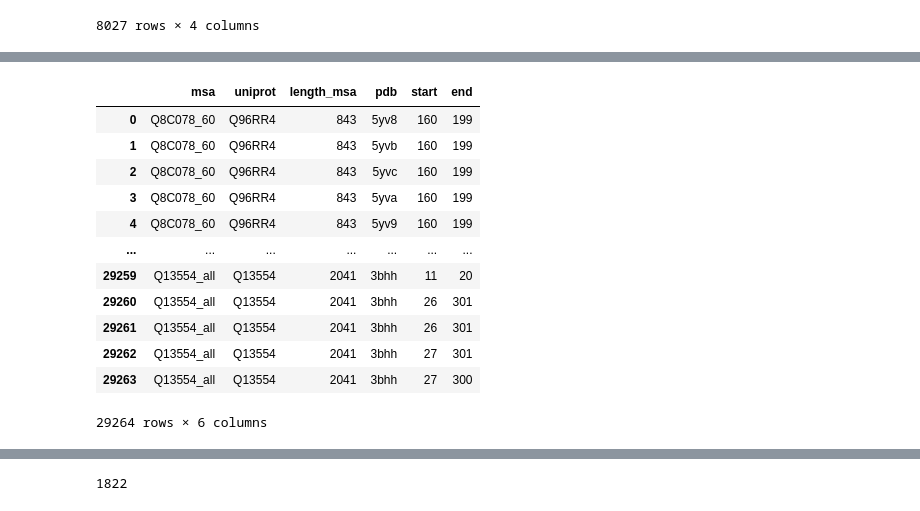
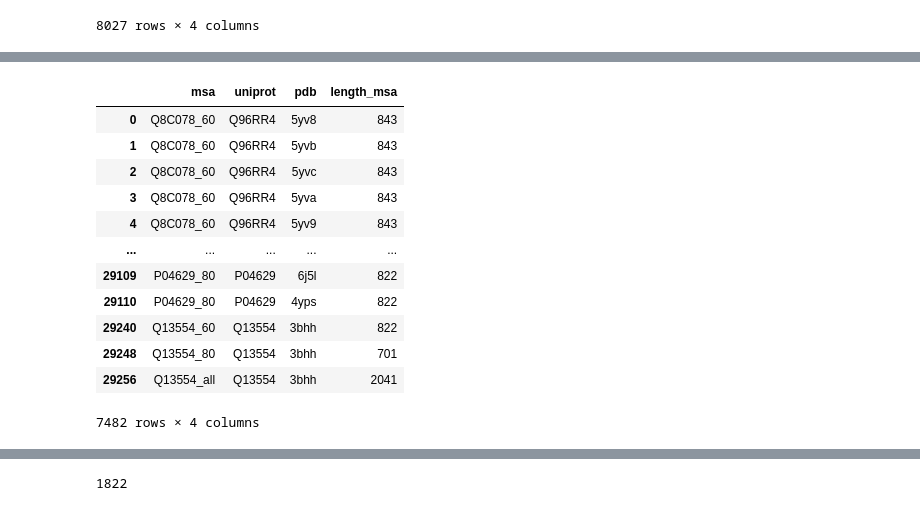
Before and after one commit to alvaro-2/cis-reg, a Jupyter notebook: scripts/orthologs.ipynb, the cells around one changed output, grey strips where cells are left out. Saved outputs shown, nothing was run; the diff lists cells and outputs as text; code cells hidden in the pictures.

```diff
--- a/scripts/orthologs.ipynb
+++ b/scripts/orthologs.ipynb
@@ -734,8 +693,10 @@ regions_gl["length"] = regions_gl.End - regions_gl.Start
 # %%
 # As pyranges object
 regions_gl_pr = pr.PyRanges(regions_gl)
+# %%
+pdb = sift[['pdb', 'chain', 'sp_primary', 'sp_beg', 'sp_end']]
 # %%
-pdb_pr = pr.PyRanges(sift[['pdb', 'chain', 'sp_primary', 'sp_beg', 'sp_end']].rename(
+pdb_pr = pr.PyRanges(pdb.rename(
     columns= {
         'sp_primary': 'Chromosome',
         'sp_beg': 'Start',
@@ -824,17 +795,18 @@ to_merge.groupby("uniprot").agg({'pdb': lambda x: x.tolist()}).reset_index()
 # %%
 msa_pdb = all_msas.merge(to_merge)
+msa_pdb = msa_pdb[['msa', 'uniprot', 'pdb', 'length_msa']].drop_duplicates()
 msa_pdb
 # %% [output]
-|  | msa | uniprot | length_msa | pdb | start | end |
-| 0 | Q8C078_60 | Q96RR4 | 843 | 5yv8 | 160 | 199 |
-| 1 | Q8C078_60 | Q96RR4 | 843 | 5yvb | 160 | 199 |
-| 2 | Q8C078_60 | Q96RR4 | 843 | 5yvc | 160 | 199 |
-| 3 | Q8C078_60 | Q96RR4 | 843 | 5yva | 160 | 199 |
-| 4 | Q8C078_60 | Q96RR4 | 843 | 5yv9 | 160 | 199 |
-| ... | ... | ... | ... | ... | ... | ... |
-| 29259 | Q13554_all | Q13554 | 2041 | 3bhh | 11 | 20 |
-| 29260 | Q13554_all | Q13554 | 2041 | 3bhh | 26 | 301 |
-| 29261 | Q13554_all | Q13554 | 2041 | 3bhh | 26 | 301 |
-| 29262 | Q13554_all | Q13554 | 2041 | 3bhh | 27 | 301 |
-| 29263 | Q13554_all | Q13554 | 2041 | 3bhh | 27 | 300 |
+|  | msa | uniprot | pdb | length_msa |
+| 0 | Q8C078_60 | Q96RR4 | 5yv8 | 843 |
+| 1 | Q8C078_60 | Q96RR4 | 5yvb | 843 |
+| 2 | Q8C078_60 | Q96RR4 | 5yvc | 843 |
+| 3 | Q8C078_60 | Q96RR4 | 5yva | 843 |
+| 4 | Q8C078_60 | Q96RR4 | 5yv9 | 843 |
+| ... | ... | ... | ... | ... |
+| 29109 | P04629_80 | P04629 | 6j5l | 822 |
+| 29110 | P04629_80 | P04629 | 4yps | 822 |
+| 29240 | Q13554_60 | Q13554 | 3bhh | 822 |
+| 29248 | Q13554_80 | Q13554 | 3bhh | 701 |
+| 29256 | Q13554_all | Q13554 | 3bhh | 2041 |
-29264 rows × 6 columns
+7482 rows × 4 columns
```
Also changed, not shown: parts of 37 cells of this notebook.
